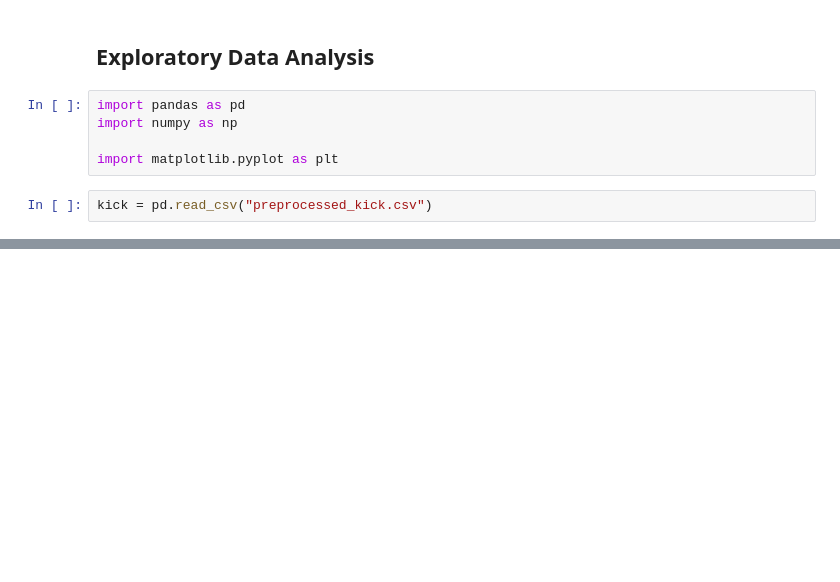
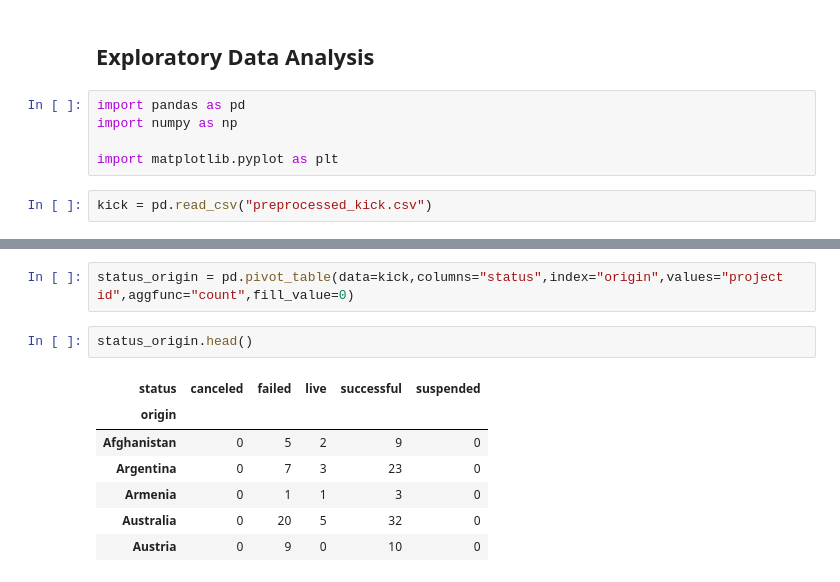
Before and after one commit to crisgiovanoni/kickstarter_project, a Jupyter notebook: Who Gets the Fund?.ipynb, the cells around one changed output, grey strips where cells are left out. Drawn from its saved outputs; the diff is of its cells as text; blank space fills up the shorter version.

```diff
--- a/Who Gets the Fund?.ipynb
+++ b/Who Gets the Fund?.ipynb
@@ -205,0 +230,12 @@ Questions:
+# %%
+status_origin = pd.pivot_table(data=kick,columns="status",index="origin",values="project id",aggfunc="count",fill_value=0)
+# %%
+status_origin.head()
+# %% [output]
+| status | canceled | failed | live | successful | suspended |
+| origin |  |  |  |  |  |
+| Afghanistan | 0 | 5 | 2 | 9 | 0 |
+| Argentina | 0 | 7 | 3 | 23 | 0 |
+| Armenia | 0 | 1 | 1 | 3 | 0 |
+| Australia | 0 | 20 | 5 | 32 | 0 |
+| Austria | 0 | 9 | 0 | 10 | 0 |
```
Also changed, not shown: parts of 6 cells of this notebook.
